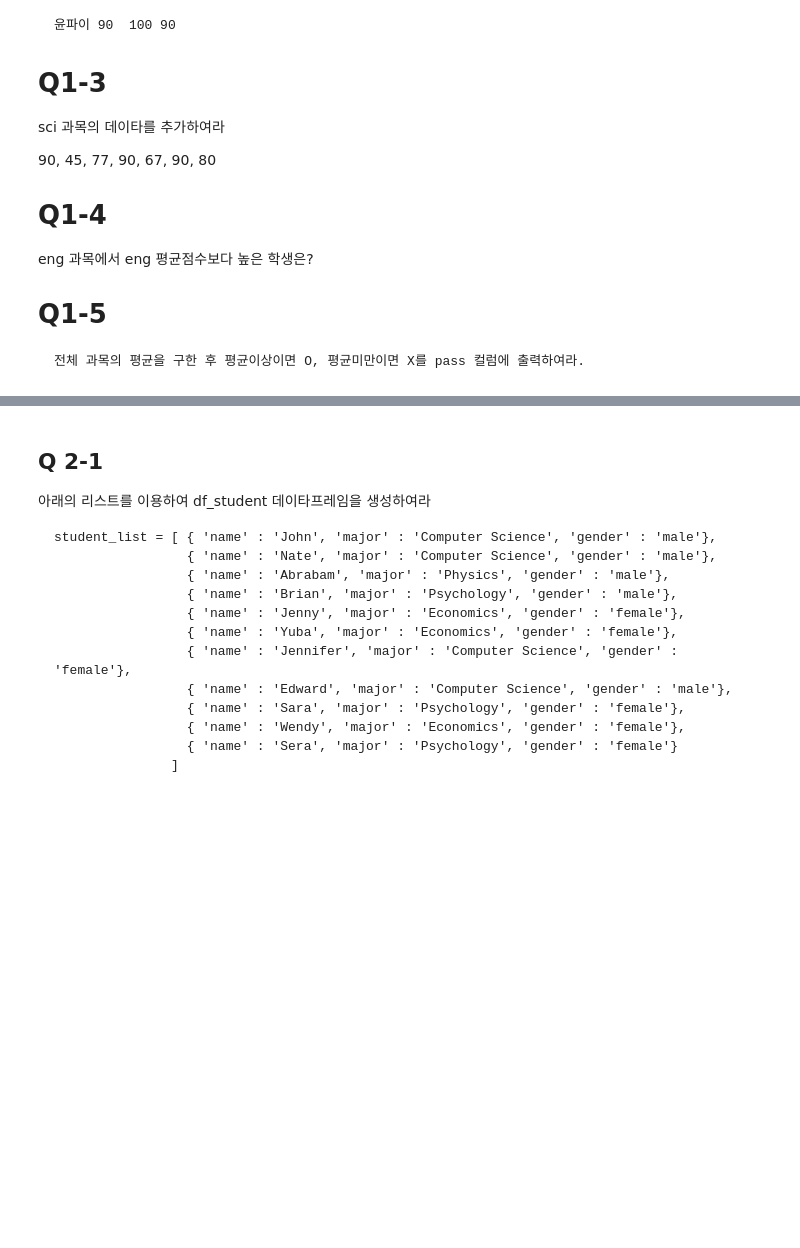
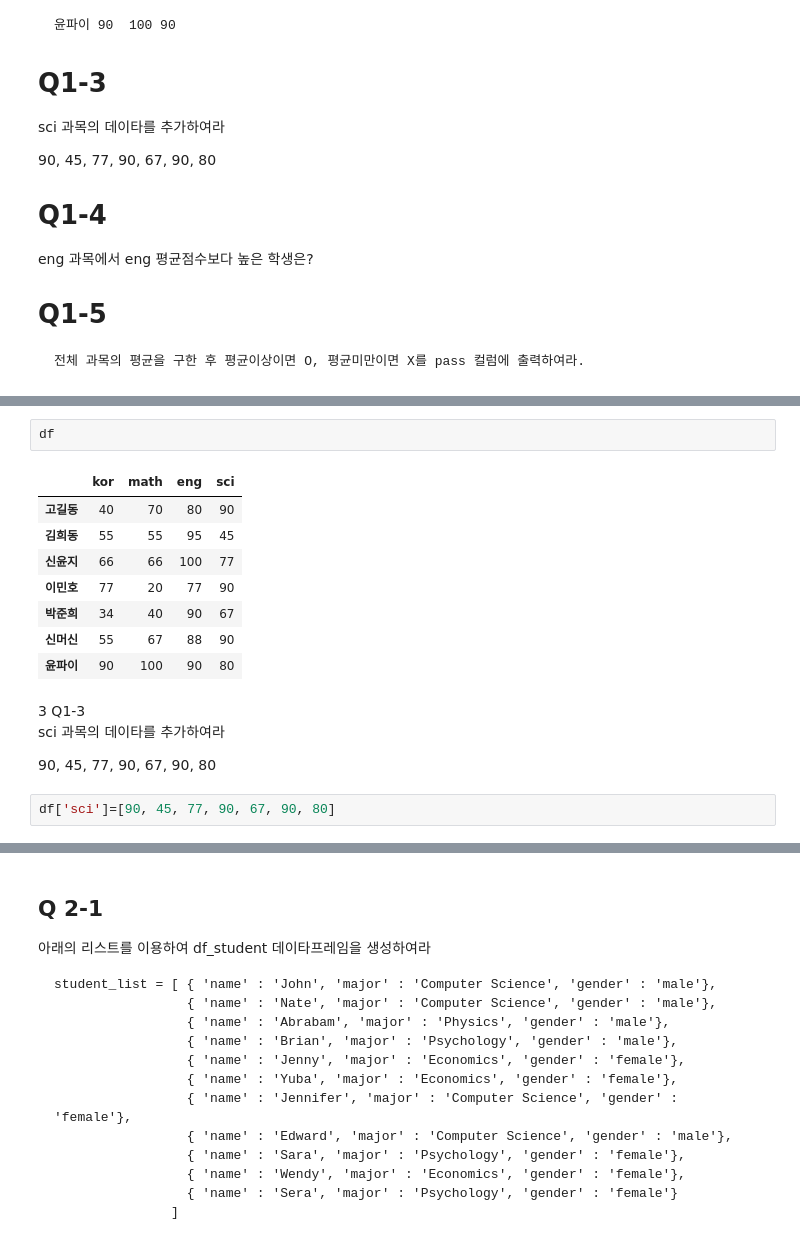
Before and after one commit to ddonghub/WASSUP2, a Jupyter notebook: data_processing/03_09_Pandas_연습문제1_실습용.ipynb, the cells around one changed output, grey strips where cells are left out. Drawn from its saved outputs; the diff is of its cells as text; blank space fills up the shorter version.

```diff
--- a/data_processing/03_09_Pandas_연습문제1_실습용.ipynb
+++ b/data_processing/03_09_Pandas_연습문제1_실습용.ipynb
@@ -53,0 +95,18 @@ df
+# %%
+df
+# %% [output]
+|  | kor | math | eng | sci |
+| 고길동 | 40 | 70 | 80 | 90 |
+| 김희동 | 55 | 55 | 95 | 45 |
+| 신윤지 | 66 | 66 | 100 | 77 |
+| 이민호 | 77 | 20 | 77 | 90 |
+| 박준희 | 34 | 40 | 90 | 67 |
+| 신머신 | 55 | 67 | 88 | 90 |
+| 윤파이 | 90 | 100 | 90 | 80 |
+# %% [markdown]
+3  Q1-3
+sci 과목의 데이타를 추가하여라
+
+90, 45, 77, 90, 67, 90, 80
+# %%
+df['sci']=[90, 45, 77, 90, 67, 90, 80]
```
Also changed, not shown: parts of 15 cells of this notebook.
